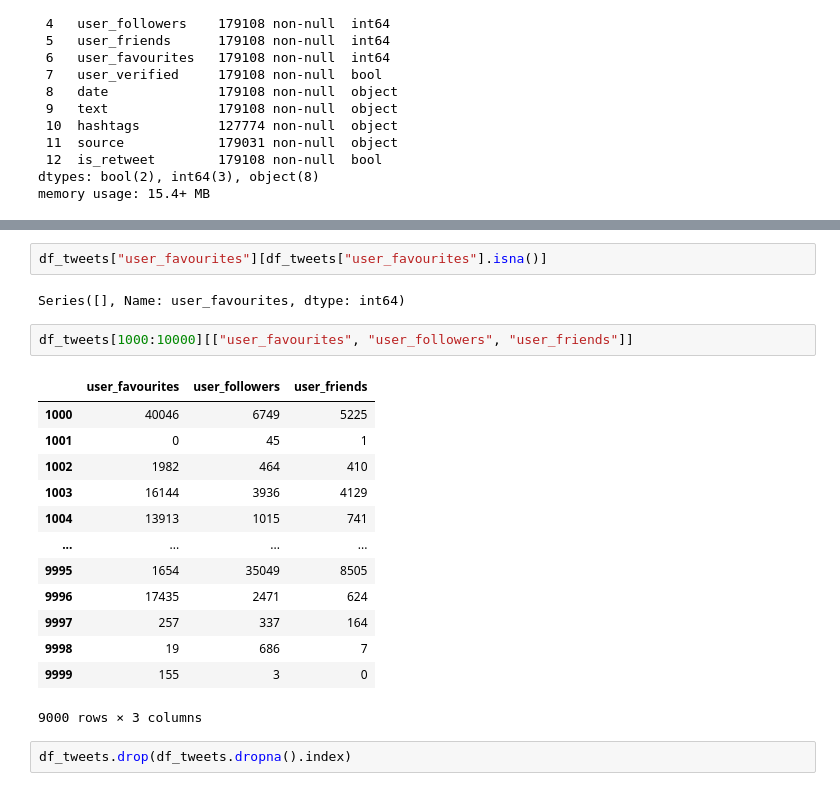
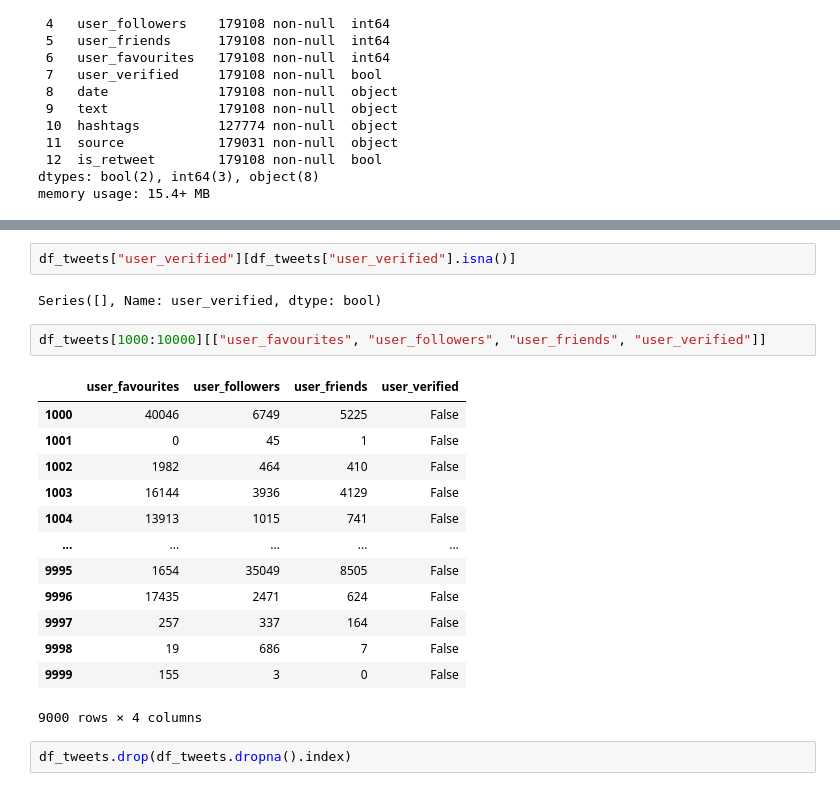
Before and after one commit to Jacobo24/Datasets_COVID, a Jupyter notebook: covid.ipynb, the cells around one changed output, grey strips where cells are left out. Drawn from its saved outputs; the diff is of its cells as text.

```diff
--- a/covid.ipynb
+++ b/covid.ipynb
@@ -80,25 +80,25 @@ df_tweets["user_favourites"].isna().sum()
 # %% [output]
 0
 # %%
-df_tweets["user_favourites"][df_tweets["user_favourites"].isna()]
+df_tweets["user_verified"][df_tweets["user_verified"].isna()]
 # %% [output]
-Series([], Name: user_favourites, dtype: int64)
+Series([], Name: user_verified, dtype: bool)
 # %%
-df_tweets[1000:10000][["user_favourites", "user_followers", "user_friends"]]
+df_tweets[1000:10000][["user_favourites", "user_followers", "user_friends", "user_verified"]]
 # %% [output]
-|  | user_favourites | user_followers | user_friends |
-| 1000 | 40046 | 6749 | 5225 |
-| 1001 | 0 | 45 | 1 |
-| 1002 | 1982 | 464 | 410 |
-| 1003 | 16144 | 3936 | 4129 |
-| 1004 | 13913 | 1015 | 741 |
-| ... | ... | ... | ... |
-| 9995 | 1654 | 35049 | 8505 |
-| 9996 | 17435 | 2471 | 624 |
-| 9997 | 257 | 337 | 164 |
-| 9998 | 19 | 686 | 7 |
-| 9999 | 155 | 3 | 0 |
+|  | user_favourites | user_followers | user_friends | user_verified |
+| 1000 | 40046 | 6749 | 5225 | False |
+| 1001 | 0 | 45 | 1 | False |
+| 1002 | 1982 | 464 | 410 | False |
+| 1003 | 16144 | 3936 | 4129 | False |
+| 1004 | 13913 | 1015 | 741 | False |
+| ... | ... | ... | ... | ... |
+| 9995 | 1654 | 35049 | 8505 | False |
+| 9996 | 17435 | 2471 | 624 | False |
+| 9997 | 257 | 337 | 164 | False |
+| 9998 | 19 | 686 | 7 | False |
+| 9999 | 155 | 3 | 0 | False |
-9000 rows × 3 columns
+9000 rows × 4 columns
 # %%
 df_tweets.drop(df_tweets.dropna().index)
 # %% [output]
```
Also changed, not shown: parts of 5 cells of this notebook.
